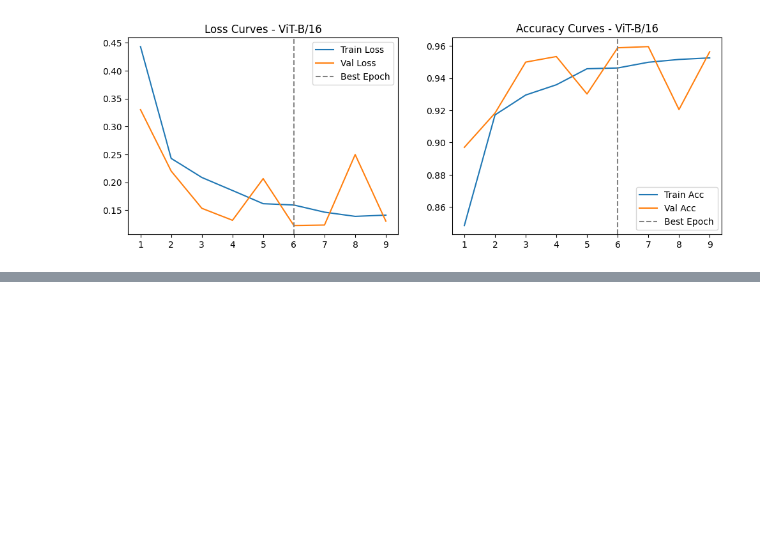
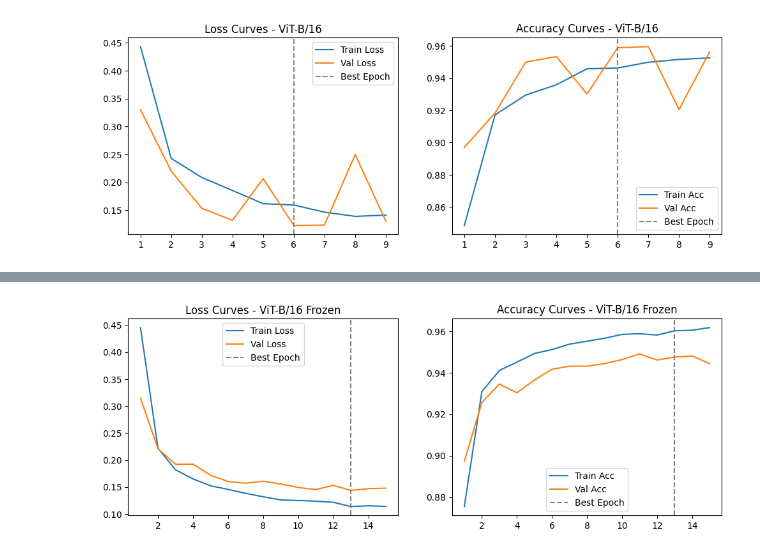
Before and after one commit to dboutzounis/Satellite-Data-Comparative-Study, a Jupyter notebook: satellite_image_classification.ipynb, the cells around one changed output, grey strips where cells are left out. Cells and saved outputs as stored; diff of their text form; code cells hidden in the pictures; blank space fills up the shorter version.

Commit message:
ran vit frozen

```diff
--- a/satellite_image_classification.ipynb
+++ b/satellite_image_classification.ipynb
@@ -654,13 +654,13 @@ test_set_vit = Subset(
 batch_size_vit = 32
 
 train_loader_vit = DataLoader(
-    train_full_vit, batch_size=batch_size_vit, shuffle=True, num_workers=4
+    train_full_vit, batch_size=batch_size_vit, shuffle=True, num_workers=2
 )
 val_loader_vit = DataLoader(
-    val_set_vit, batch_size=batch_size_vit, shuffle=False, num_workers=4
+    val_set_vit, batch_size=batch_size_vit, shuffle=False, num_workers=2
 )
 test_loader_vit = DataLoader(
-    test_set_vit, batch_size=batch_size_vit, shuffle=False, num_workers=4
+    test_set_vit, batch_size=batch_size_vit, shuffle=False, num_workers=2
 )
 # %%
 reproducibility()
@@ -701,3 +701,28 @@ Training Time: 119.61 minutes
 plot_train_curves(results_vit, "ViT-B/16")
 # %% [output]
 [figure]
+# %%
+reproducibility()
+
+vit_frozen = models.vit_b_16(weights=models.ViT_B_16_Weights.IMAGENET1K_V1)
+in_features = vit_frozen.heads.head.in_features
+vit_frozen.heads.head = nn.Linear(in_features, num_classes)
+for param in vit_frozen.parameters():
+    param.requires_grad = False
+for param in vit_frozen.heads.parameters():
+    param.requires_grad = True
+vit_frozen = vit_frozen.to(device)
+
+criterion = nn.CrossEntropyLoss()
+
+optimizer = optim.AdamW(vit_frozen.parameters(), 1e-3)
+
+results_vit_frozen = train_model(
+    model=vit_frozen,
+    train_loader=train_loader_vit,
+    val_loader=val_loader_vit,
+    test_loader=test_loader_vit,
+    optimizer=optimizer,
+    criterion=criterion,
+    num_epochs=15,
+)
@@ -703,0 +748,4 @@ plot_train_curves(results_vit, "ViT-B/16")
+# %%
+plot_train_curves(results_vit_frozen, "ViT-B/16 Frozen")
+# %% [output]
+[figure, added]
```
Also changed, not shown: parts of 2 cells of this notebook.
